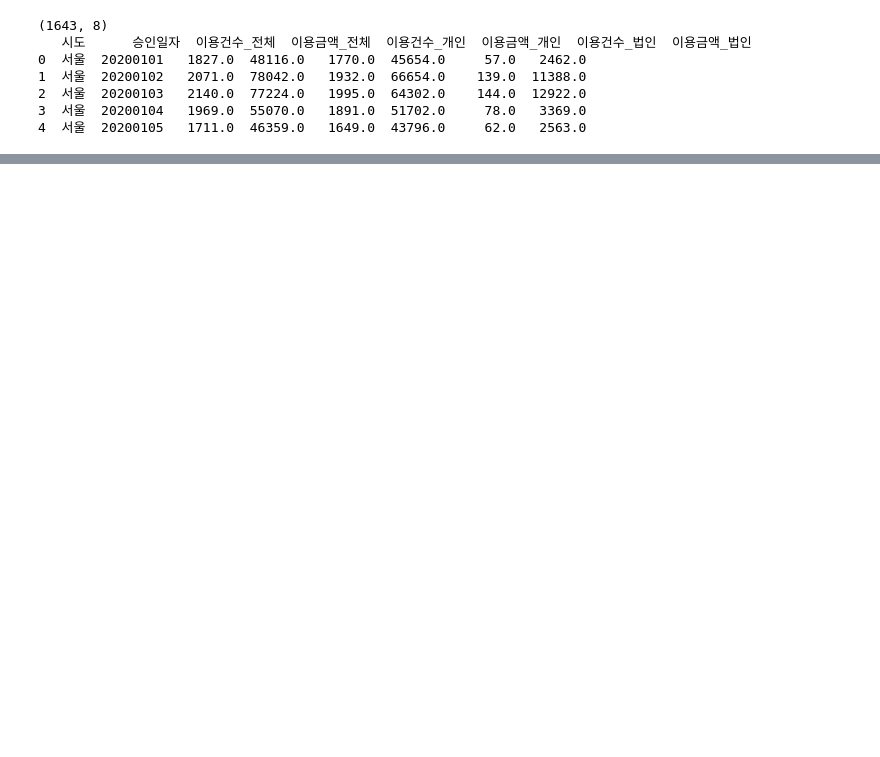
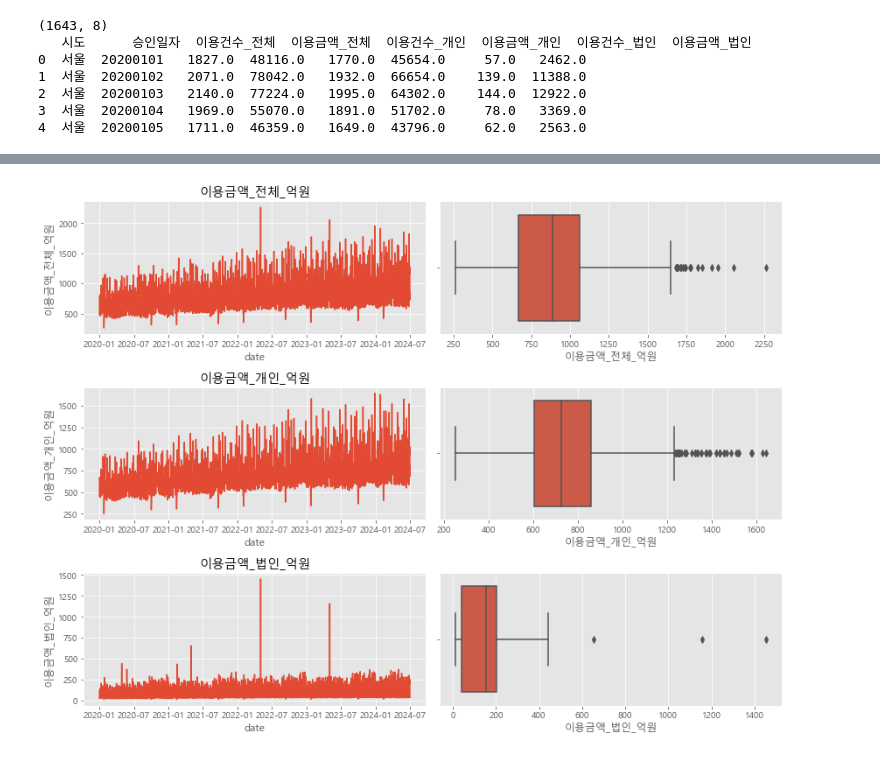
Before and after one commit to akaiuun12/credit_card_sales_prediction, a Jupyter notebook: sales_prediction.ipynb, the cells around one changed output, grey strips where cells are left out. Cells and saved outputs as stored; diff of their text form; code cells hidden in the pictures; blank space fills up the shorter version.

```diff
--- a/sales_prediction.ipynb
+++ b/sales_prediction.ipynb
@@ -145,0 +137,19 @@ print(X_valid.shape, y_valid.shape)
+# %%
+# 3-3. Outlier Detection
+fig, axes = plt.subplots(nrows=3, ncols=2, figsize=(12,9))
+
+variables = ['이용금액_전체_억원', '이용금액_개인_억원', '이용금액_법인_억원']
+
+for i, vars in enumerate(variables):
+    sns.lineplot(data=df, x='date', y=vars,
+                ax=axes[i%3][0])
+    sns.boxplot(data=df, x=vars,
+                ax=axes[i%3][1])
+    axes[i%3][0].set_title(vars)
+
+    plt.tight_layout()
+
+fig.suptitle('')
+plt.show()
+# %% [output]
+[figure, added]
```
Also changed, not shown: parts of 21 cells of this notebook.
